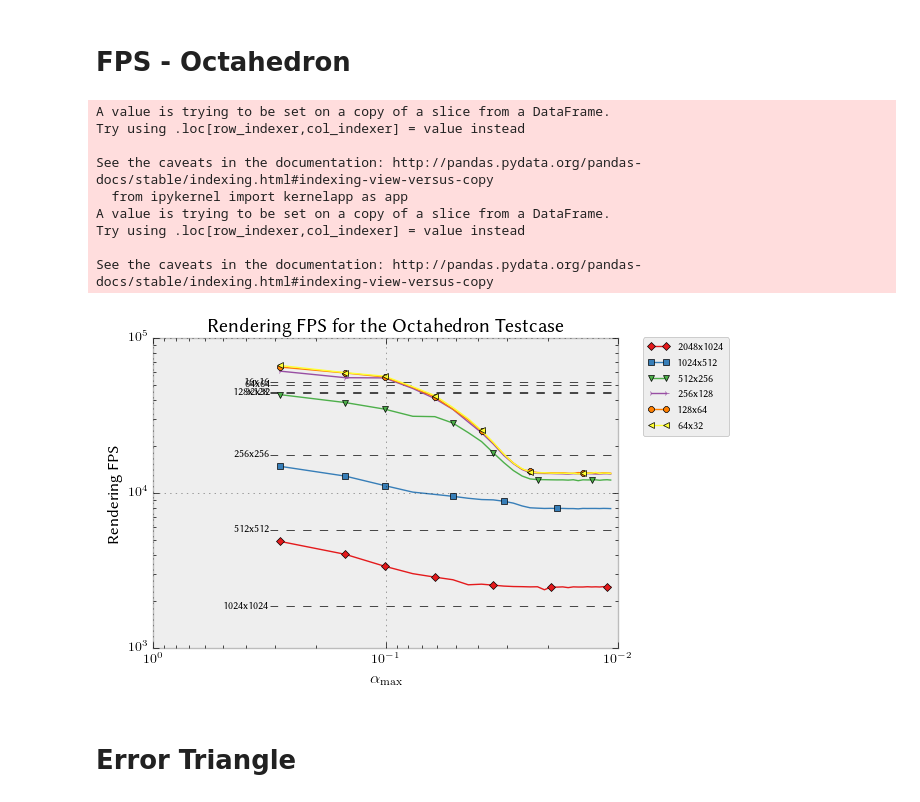
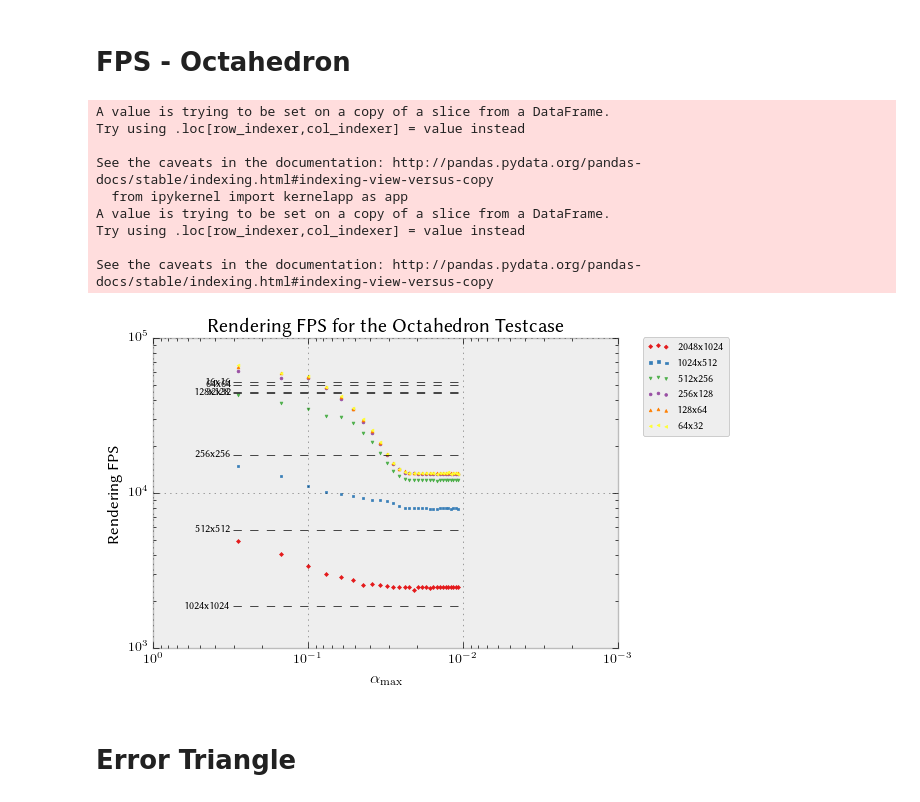
Before and after one commit to mtfranzen/quavis-benchmark, a Jupyter notebook: scripts/util/plots.ipynb, the cells around one changed output. Drawn from its saved outputs; the diff is of its cells as text; code cells hidden in the pictures.

Commit message:
Added polyfit.

```diff
--- a/scripts/util/plots.ipynb
+++ b/scripts/util/plots.ipynb
@@ -120,7 +120,7 @@ for row in df3.iterrows():
     ax.plot([min(df2["ALPHA"]), np.pi/10], [row[1]["ERROR"], row[1]["ERROR"]], color="black", linewidth=0.5,linestyle="dashed")
     ax.text(np.pi/10, row[1]["ERROR"], "{0}x{1}".format(row[1]["WIDTH"],row[1]["WIDTH"]), fontsize=8, va='center', ha='right')
 
-marker_selection = ['D','s','v','4','8','<','>','2']
+marker_selection = ['D','s','v','o','^','<','>','p']
 color_selection = brewer2mpl.get_map('Set1', 'qualitative', 8).mpl_colors
 
 widths = df2["WIDTH"].unique()
@@ -132,12 +132,21 @@ for width, color, marker in zip(widths, colors, markers):
         continue
     df3 = df2[df2["WIDTH"] == width]
     df3 = df3[df3["ALPHA"] <= np.pi/10]
-    ax.plot(df3["ALPHA"].values, df3["ERROR"].values, color=color, marker=marker, markersize=4, markevery=0.1, linewidth=1, label="{0}x{1}".format(width, width/2))
+    ax.scatter(df3["ALPHA"].values, df3["ERROR"].values, color=color, marker=marker, s=10, label="{0}x{1}".format(width, width/2))
 
     rmin = df3["ALPHA"].argmin()
     mx = df3.loc[rmin]["ALPHA"]
     my = df3.loc[rmin]["ERROR"]
     #ax.text(mx, my+2.0**((np.log2(my)-3)), "{0}x{1}".format(width, width/2), fontsize=8)
+
+    df4 = df3[df3["ALPHA"] > 0.025]
+    X = df4["ALPHA"].values
+    Y = df4["ERROR"].values
+    l = np.linspace(2**-7, 2**-1, 100)
+    z = np.polyfit(X, Y, 2)
+    p = np.poly1d(z)
+    plt.plot(l,p(l),color=color,linewidth=1)
+    print width, z
 
 ax.set_xscale('log', basex=10)
 ax.set_yscale('log', basey=10)
@@ -145,6 +154,7 @@ ly = ax.set_ylabel(r"$\eta_V$")
 lx = ax.set_xlabel(r"$\alpha_\mathrm{max}$")
 ax.set_title(r'Volume Error for the Octahedron Testcase ')
 ax.set_xlim((2**-7,2**-1))
+ax.set_ylim(10**-4,10**-1)
 lg = ax.legend(fontsize=8, bbox_to_anchor=(1.25,1.02))
 ax.invert_xaxis()
 f.savefig("plots/volume_error_octahedron.pdf", bbox_extra_artists=(lg,lx,ly), bbox_inches='tight')
@@ -178,7 +194,7 @@ df3 = df3[df3["FUNCTION"] == "volume"]
 for row in df3.iterrows():
     ax.plot([min(df2["ALPHA"]), np.pi/10], [row[1]["GRAPHICS_FPS"], row[1]["GRAPHICS_FPS"]], color="black", linewidth=0.5,linestyle="dashed")
     ax.text(np.pi/10, row[1]["GRAPHICS_FPS"], "{0}x{1}".format(row[1]["WIDTH"],row[1]["WIDTH"]), fontsize=8, va='center', ha='right')
-marker_selection = ['D','s','v','4','8','<','>','2']
+marker_selection = ['D','s','v','o','^','<','>','p']
 
 color_selection = brewer2mpl.get_map('Set1', 'qualitative', 8).mpl_colors
 
@@ -188,35 +204,35 @@ colors = [color_selection[i] for i in range(len(widths))]
 
 for width, color, marker in zip(widths, colors, markers):
     if width <= 32:
         continue
     df3 = df2[df2["WIDTH"] == width]
     df3 = df3[df3["ALPHA"] <= np.pi/10]
-    ax.plot(df3["ALPHA"].values, df3["GRAPHICS_FPS"].values, color=color, marker=marker, markersize=4, markevery=0.1, linewidth=1, label="{0}x{1}".format(width, width/2))
+    ax.scatter(df3["ALPHA"].values, df3["GRAPHICS_FPS"].values, color=color, marker=marker, s=4, label="{0}x{1}".format(width, width/2))
 
     rmin = df3["ALPHA"].argmin()
     mx = df3.loc[rmin]["ALPHA"]
     my = df3.loc[rmin]["GRAPHICS_FPS"]
     #ax.text(mx, my+10.0**((np.log10(my)-3)), "{0}x{1}".format(width, width/2), fontsize=8)
 
 ax.set_xscale('log', basex=10)
 ax.set_yscale('log', basex=10)
 ly=ax.set_ylabel("Rendering FPS")
 lx=ax.set_xlabel(r"$\alpha_\mathrm{max}$")
 lg=ax.legend(fontsize=8, bbox_to_anchor=(1.25,1.02))
 ax.set_title(r'Rendering FPS for the Octahedron Testcase')
 ax.invert_xaxis()
 f.savefig("plots/volume_fps_octahedron.pdf", bbox_extra_artists=(lg,lx,ly), bbox_inches='tight')
 # %% [output]
 A value is trying to be set on a copy of a slice from a DataFrame.
 Try using .loc[row_indexer,col_indexer] = value instead
 
 See the caveats in the documentation: http://pandas.pydata.org/pandas-docs/stable/indexing.html#indexing-view-versus-copy
   from ipykernel import kernelapp as app
 A value is trying to be set on a copy of a slice from a DataFrame.
 Try using .loc[row_indexer,col_indexer] = value instead
 
 See the caveats in the documentation: http://pandas.pydata.org/pandas-docs/stable/indexing.html#indexing-view-versus-copy
-[figure, old version]
+[figure, new version]
 # %% [markdown]
 # Error Triangle
 # %%
```
Also changed, not shown: parts of 3 cells of this notebook, 5 other files.
